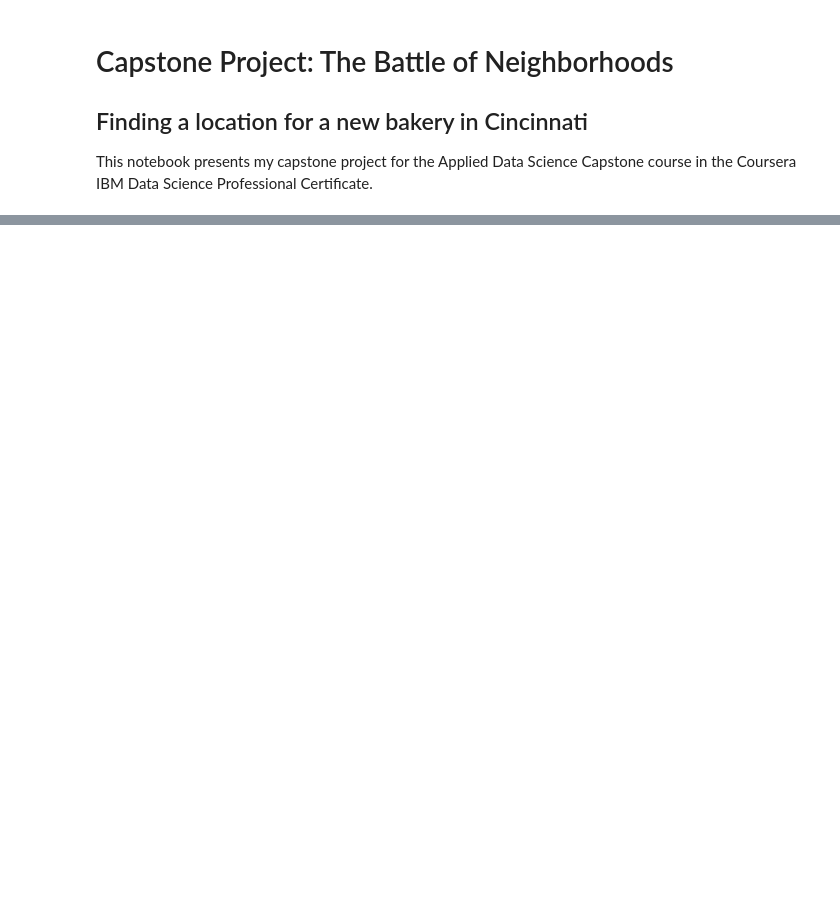
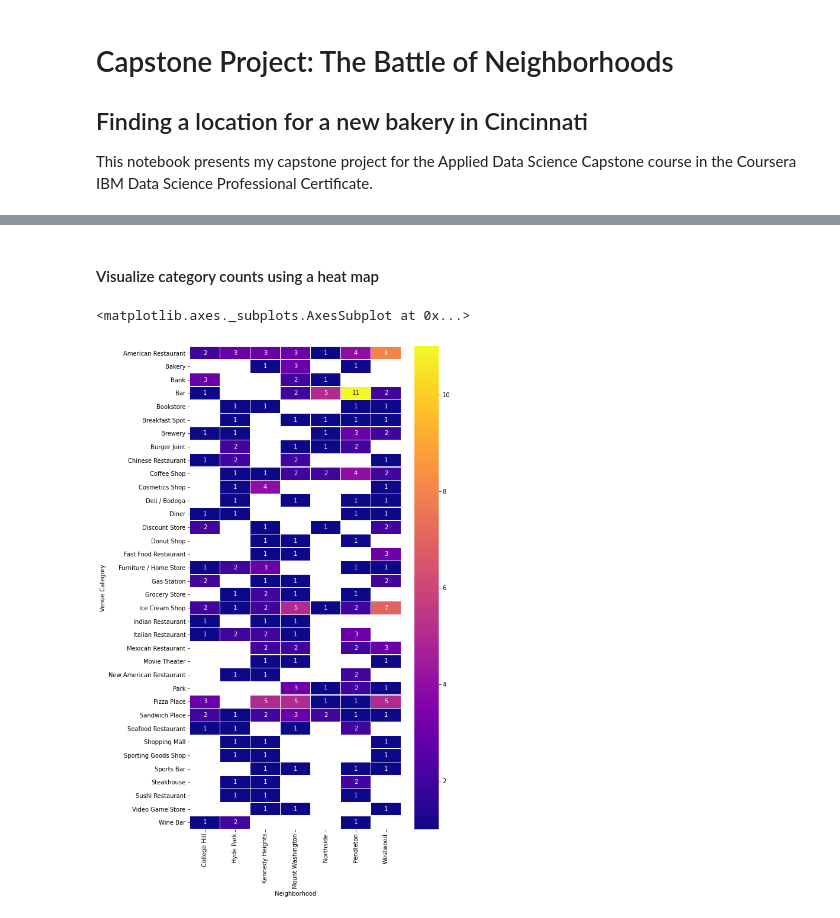
Before and after one commit to mariacfox/Coursera_Capstone, a Jupyter notebook: Capstone_Neighborhoods_Bakery.ipynb, the cells around one changed output, grey strips where cells are left out. Drawn from its saved outputs; the diff is of its cells as text; code cells hidden in the pictures; blank space fills up the shorter version.

```diff
--- a/Capstone_Neighborhoods_Bakery.ipynb
+++ b/Capstone_Neighborhoods_Bakery.ipynb
@@ -29,0 +443,4 @@ I will extract geographical coordinates for each neighborhood using `geopy` and
+# %%
+cincy_likes = getVenueLikes(names=cincy_bakeries2['Neighborhood'],
+                            venues = cincy_bakeries2['Venue'],
+                            ids=cincy_bakeries2['Venue ID'])
@@ -29,0 +473,4 @@ I will extract geographical coordinates for each neighborhood using `geopy` and
+# %%
+# Where are the bakeries with >= 10 likes?
+high_like_neigh = cincy_likes[cincy_likes['Num Likes'] > 9].sort_values(by='Num Likes',ascending=False).Neighborhood.unique()
+print(high_like_neigh)
@@ -29,0 +486,3 @@ I will extract geographical coordinates for each neighborhood using `geopy` and
+# %%
+cincy_like_neigh = cincy_venues2[cincy_venues2['Neighborhood'].isin(high_like_neigh)] # filter by neighborhoods in high-like list
+cincy_like_neigh.head()
@@ -29,0 +520,8 @@ I will extract geographical coordinates for each neighborhood using `geopy` and
+# %%
+# How many of each type of venue are located in these neighborhoods?
+neigh_counts = cincy_like_neigh.groupby('Neighborhood')['Venue Category'].value_counts().unstack()
+neigh_counts = pd.DataFrame(neigh_counts)
+
+# remove categories that only one or two neighborhoods contain
+neigh_counts.dropna(axis=1,how='all',thresh=3,inplace=True)
+neigh_counts
@@ -29,0 +539,8 @@ I will extract geographical coordinates for each neighborhood using `geopy` and
+# %% [markdown]
+#### Visualize category counts using a heat map
+# %%
+plt.figure(figsize=(8,15))
+sns.heatmap(neigh_counts.transpose(), annot=True, linewidths=0.25, cmap='plasma')
+# %% [output]
+<matplotlib.axes._subplots.AxesSubplot at 0x...>
+[figure, added]
```
Also changed, not shown: parts of 124 cells of this notebook.
